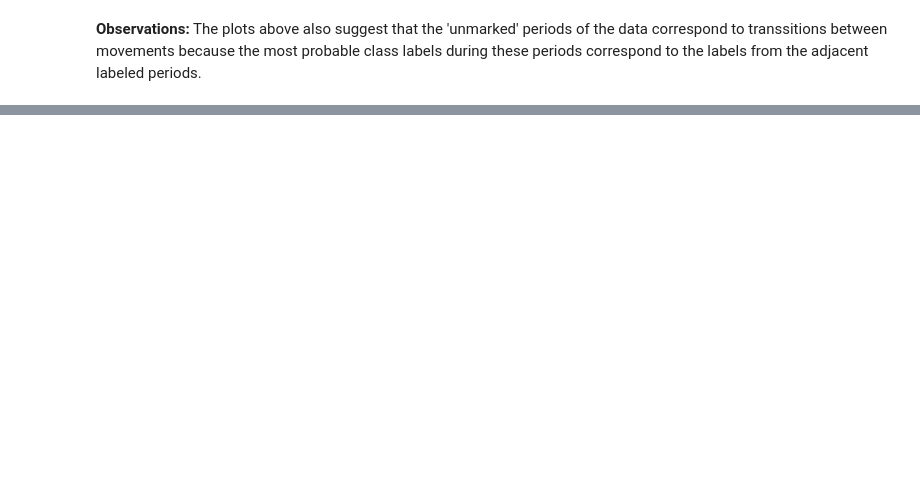
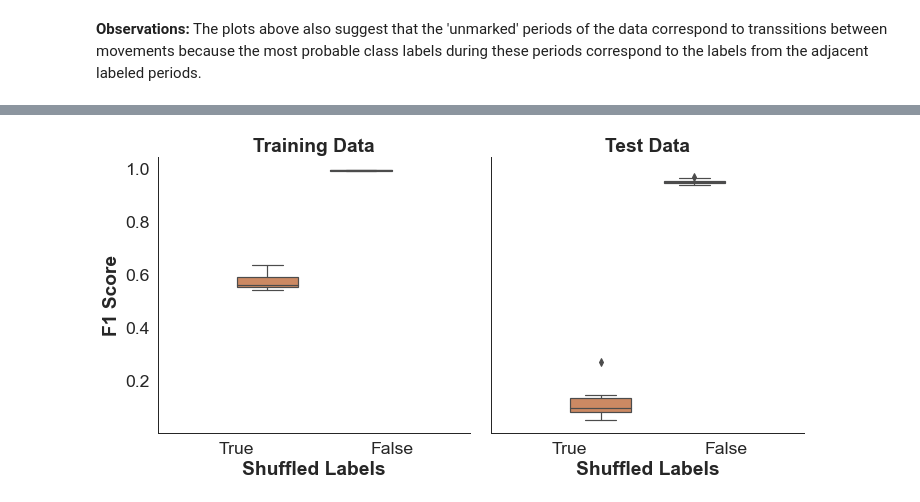
Before and after one commit to cechava/EMG_gestures, a Jupyter notebook: single_subject_classfication_demo.ipynb, the cells around one changed output, grey strips where cells are left out. Cells and saved outputs as stored; diff of their text form; code cells hidden in the pictures; blank space fills up the shorter version.

```diff
--- a/single_subject_classfication_demo.ipynb
+++ b/single_subject_classfication_demo.ipynb
@@ -201,7 +201,7 @@ Test performance pval: 2.928260E-23
 # %%
 
 #Visualize results
-g = sns.catplot(data = results_df, x= 'Shuffled', y = 'F1_score', hue = 'Shuffled',\
+g = sns.catplot(data = lr_results_df, x= 'Shuffled', y = 'F1_score', hue = 'Shuffled',\
             col = 'Type',kind = 'box', order = [True,False], col_order = ['Train','Test'])
 #Label axes and subpots
 for ax in g.axes[0]:
@@ -247,0 +350,12 @@ array([[1.00000000e+00, 3.21362608e-25, 3.39454397e-10, 3.77738039e-17,
+# %%
+#Visualize results
+g = sns.catplot(data = rnn_results_df, x= 'Shuffled', y = 'F1_score', hue = 'Shuffled',\
+            col = 'Type',kind = 'box', order = [True,False], col_order = ['Train','Test'])
+#Label axes and subpots
+for ax in g.axes[0]:
+    ax.set_xlabel('Shuffled Labels')
+g.axes[0][0].set_ylabel('F1 Score')
+g.axes[0][0].set_title('Training Data',fontweight = 'bold');
+g.axes[0][1].set_title('Test Data',fontweight = 'bold');
+# %% [output]
+[figure, added]
```
Also changed, not shown: parts of 12 cells of this notebook, 3 other files.
